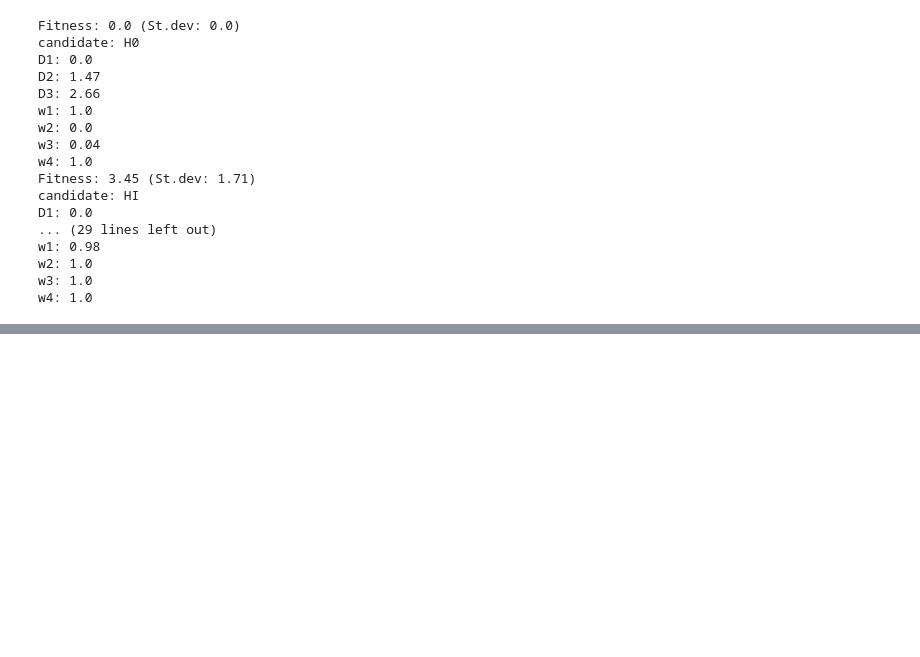
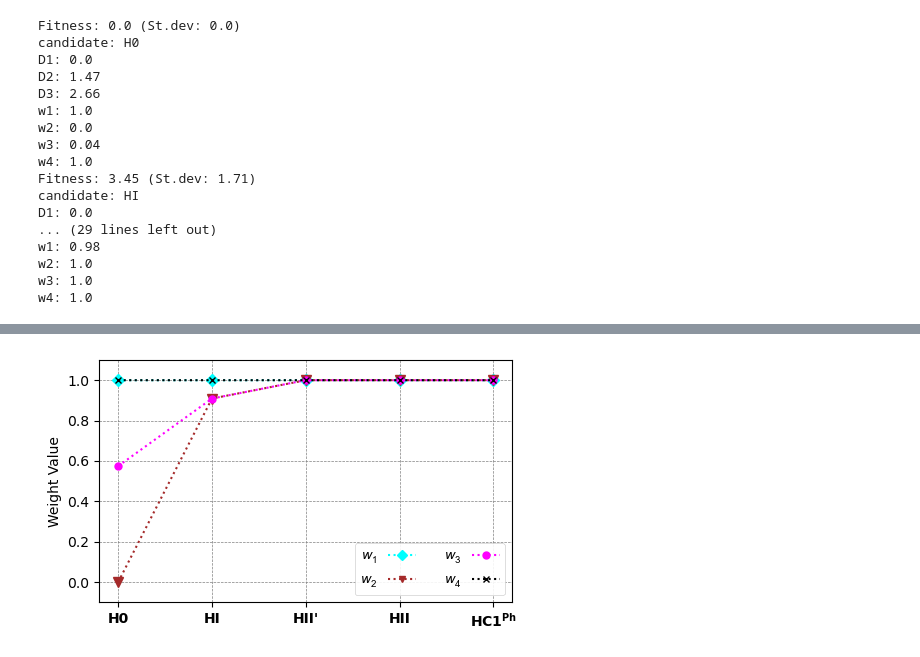
Before and after one commit to denoptim-project/catalyst_evaluator, a Jupyter notebook: tools/analysis/Analysis_MS_figures.ipynb, the cells around one changed output, grey strips where cells are left out. Saved outputs shown, nothing was run; the diff lists cells and outputs as text; code cells hidden in the pictures; blank space fills up the shorter version.

```diff
--- a/tools/analysis/Analysis_MS_figures.ipynb
+++ b/tools/analysis/Analysis_MS_figures.ipynb
@@ -350,0 +521,54 @@ plt.show()
+# %%
+import matplotlib.pyplot as plt
+from matplotlib.pyplot import *
+from matplotlib.font_manager import FontProperties
+
+catLabel = catalyst
+fig, ax = subplots(figsize=(5,3))
+
+# Plotting on the primary y-axis
+ax.plot(catLabel, HQFw1s, linestyle=':', marker='D', markersize=6, markerfacecolor=c4, color=c4, label="$\mathit{w_{\mathit{1}-HQF}$")
+ax.plot(catLabel, HQFw2s, linestyle=':', marker='v', markersize=7, markerfacecolor=c5, color=c5, label="$\mathit{w_{\mathit{2}-HQF}$")
+ax.plot(catLabel, HQFw3s, linestyle=':', marker='o', markersize=5, markerfacecolor=c6, color=c6, label="$\mathit{w_{\mathit{3}-HQF}$")
+ax.plot(catLabel, HQFw4s, linestyle=':', marker='x', markersize=5, markerfacecolor=c6, color=c7, label="$\mathit{w_{\mathit{4}-HQF}$")
+ax.set_xlabel('')
+ax.set_ylabel("Weight Value", fontsize=10)
+
+# Create a custom legend with the desired order
+handles = [
+    Line2D([0], [0], linestyle=':', marker='D', markersize=5, markerfacecolor=c4, color=c4),
+    Line2D([0], [0], linestyle=':', marker='v', markersize=5, markerfacecolor=c5, color=c5),
+    Line2D([0], [0], linestyle=':', marker='o', markersize=5, markerfacecolor=c6, color=c6),
+    Line2D([0], [0], linestyle=':', marker='x', markersize=5, markerfacecolor=c7, color=c7)
+]
+
+# Label names (Lines)
+labels = [
+    "$\mathit{w_{1}}$",
+    "$\mathit{w_{2}}$",
+    "$\mathit{w_{3}}$",
+    "$\mathit{w_{4}}$"
+]
+
+# Adjust legend to display over two columns
+box = ax.get_position()
+leg = ax.legend(handles, labels, markerfirst=False, loc='best', ncol=2, frameon=True, framealpha=0.9)
+leg.get_frame().set_linewidth(0.5)
+
+# Set x-axis ticks to bold and not italic
+for tick in ax.xaxis.get_major_ticks():
+    tick.label1.set_fontproperties(FontProperties(weight='bold', style='normal'))
+
+plt.grid(color='gray',linestyle='--',linewidth=0.5)
+
+# set -y-axis limits for the first axis
+ax.set_ylim(-0.1, 1.1)
+
+# Set x-axis ticks to bold and not italic
+for tick in ax.xaxis.get_major_ticks():
+    tick.label1.set_fontproperties(FontProperties(weight='bold', style='normal'))
+
+plt.tight_layout()
+show()
+# %% [output]
+[figure, added]
```
Also changed, not shown: parts of 8 cells of this notebook, 1 other file.
